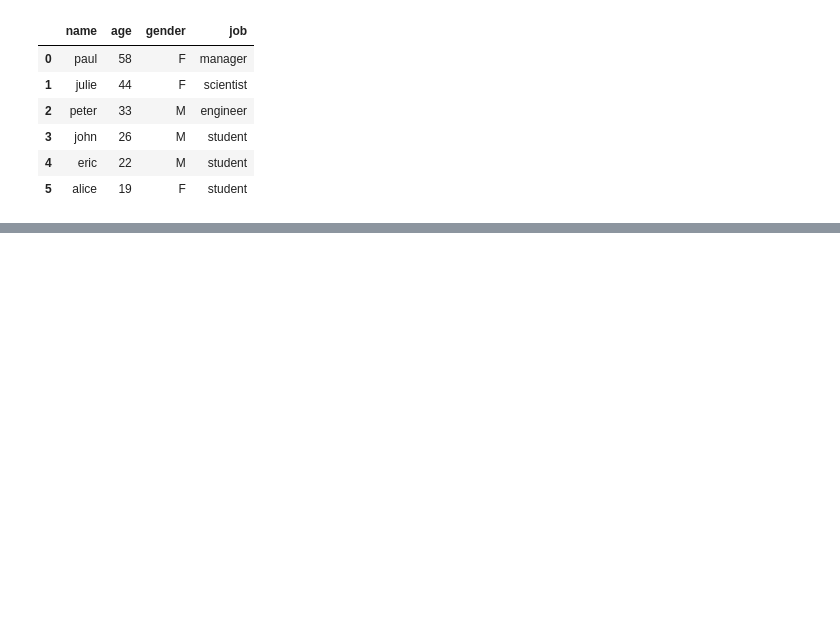
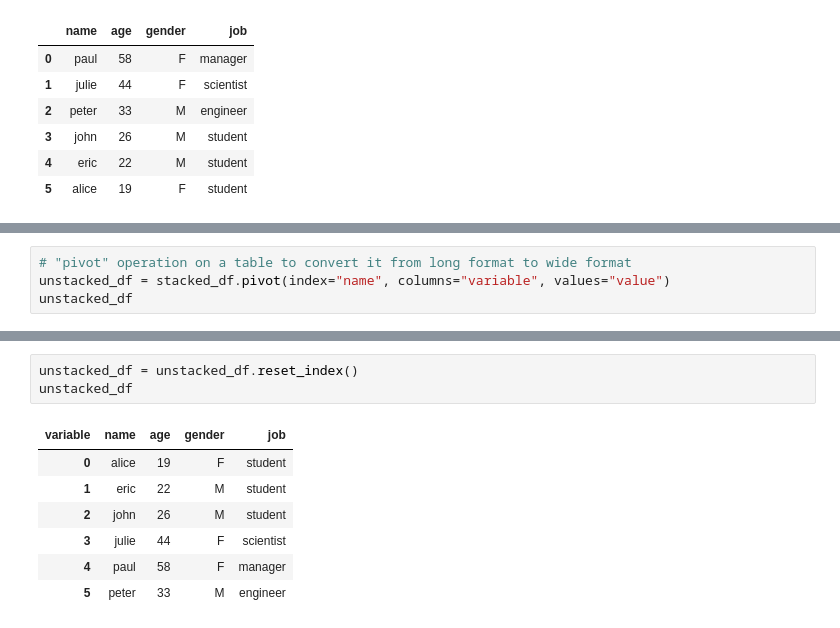
Before and after one commit to toarnabtrainer/AEC_ML_Batch-1, a Jupyter notebook: Pandas.ipynb, the cells around one changed output, grey strips where cells are left out. Drawn from its saved outputs; the diff is of its cells as text; blank space fills up the shorter version.

```diff
--- a/Pandas.ipynb
+++ b/Pandas.ipynb
@@ -840,0 +881,4 @@ df
+# %%
+# "pivot" operation on a table to convert it from long format to wide format
+unstacked_df = stacked_df.pivot(index="name", columns="variable", values="value")
+unstacked_df
@@ -840,0 +894,11 @@ df
+# %%
+unstacked_df = unstacked_df.reset_index()
+unstacked_df
+# %% [output]
+| variable | name | age | gender | job |
+| 0 | alice | 19 | F | student |
+| 1 | eric | 22 | M | student |
+| 2 | john | 26 | M | student |
+| 3 | julie | 44 | F | scientist |
+| 4 | paul | 58 | F | manager |
+| 5 | peter | 33 | M | engineer |
```
Also changed, not shown: parts of 6 cells of this notebook.
